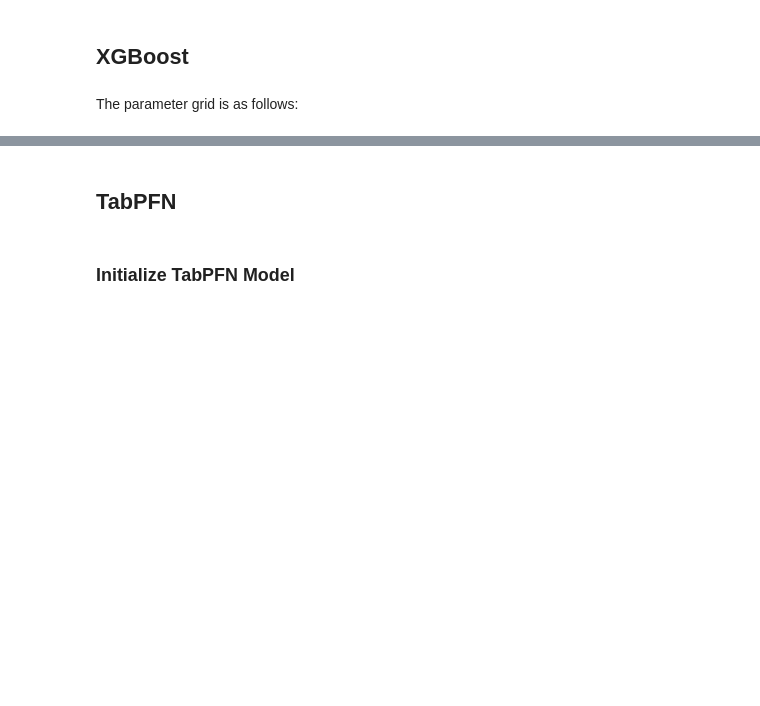
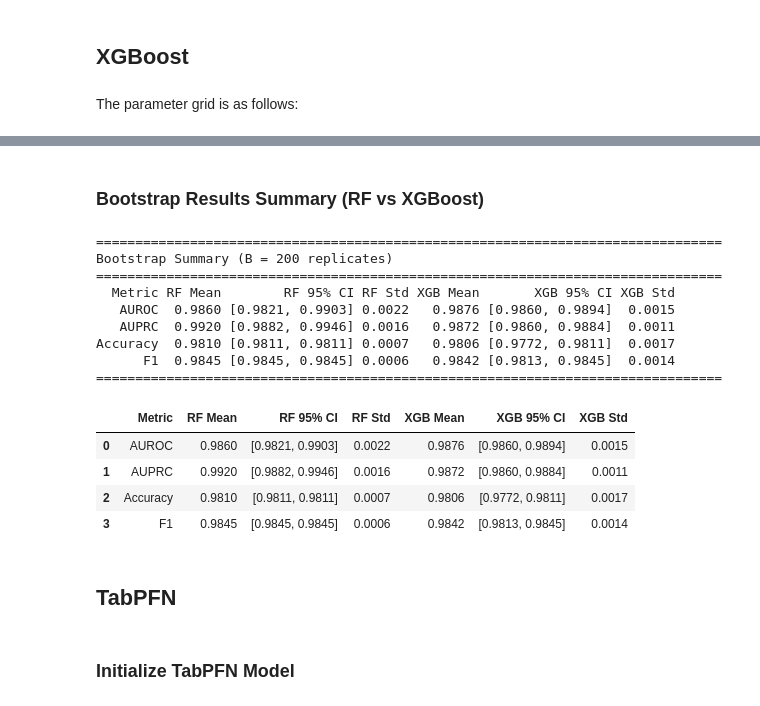
Before and after one commit to oliverolejar/Heart-Attack-Predictor, a Jupyter notebook: model.ipynb, the cells around one changed output, grey strips where cells are left out. Drawn from its saved outputs; the diff is of its cells as text; code cells hidden in the pictures; blank space fills up the shorter version.

```diff
--- a/model.ipynb
+++ b/model.ipynb
@@ -562,3 +845,45 @@ Parameters: { "use_label_encoder" } are not used.
+# %% [markdown]
+### Bootstrap Results Summary (RF vs XGBoost)
+# %%
+summary_data = []
+for metric in ['AUROC', 'AUPRC', 'Accuracy', 'F1']:
+    rf_res = rf_bootstrap_results[metric]
+    xgb_res = xgb_bootstrap_results[metric]
+
+    summary_data.append({
+        'Metric': metric,
+        'RF Mean': f"{rf_res['mean']:.4f}",
+        'RF 95% CI': f"[{rf_res['ci_lower']:.4f}, {rf_res['ci_upper']:.4f}]",
+        'RF Std': f"{rf_res['std']:.4f}",
+        'XGB Mean': f"{xgb_res['mean']:.4f}",
+        'XGB 95% CI': f"[{xgb_res['ci_lower']:.4f}, {xgb_res['ci_upper']:.4f}]",
+        'XGB Std': f"{xgb_res['std']:.4f}",
+    })
+
+bootstrap_summary_df = pd.DataFrame(summary_data)
+print("=" * 80)
+print("Bootstrap Summary (B = 200 replicates)")
+print("=" * 80)
+print(bootstrap_summary_df.to_string(index=False))
+print("=" * 80)
+
+# Display as formatted table
+bootstrap_summary_df
+# %% [output]
+================================================================================
+Bootstrap Summary (B = 200 replicates)
+================================================================================
+  Metric RF Mean        RF 95% CI RF Std XGB Mean       XGB 95% CI XGB Std
+   AUROC  0.9860 [0.9821, 0.9903] 0.0022   0.9876 [0.9860, 0.9894]  0.0015
+   AUPRC  0.9920 [0.9882, 0.9946] 0.0016   0.9872 [0.9860, 0.9884]  0.0011
+Accuracy  0.9810 [0.9811, 0.9811] 0.0007   0.9806 [0.9772, 0.9811]  0.0017
+      F1  0.9845 [0.9845, 0.9845] 0.0006   0.9842 [0.9813, 0.9845]  0.0014
+================================================================================
+|  | Metric | RF Mean | RF 95% CI | RF Std | XGB Mean | XGB 95% CI | XGB Std |
+| 0 | AUROC | 0.9860 | [0.9821, 0.9903] | 0.0022 | 0.9876 | [0.9860, 0.9894] | 0.0015 |
+| 1 | AUPRC | 0.9920 | [0.9882, 0.9946] | 0.0016 | 0.9872 | [0.9860, 0.9884] | 0.0011 |
+| 2 | Accuracy | 0.9810 | [0.9811, 0.9811] | 0.0007 | 0.9806 | [0.9772, 0.9811] | 0.0017 |
+| 3 | F1 | 0.9845 | [0.9845, 0.9845] | 0.0006 | 0.9842 | [0.9813, 0.9845] | 0.0014 |
 # %% [markdown]
 ## TabPFN
 # %% [markdown]
```
Also changed, not shown: parts of 25 cells of this notebook.
